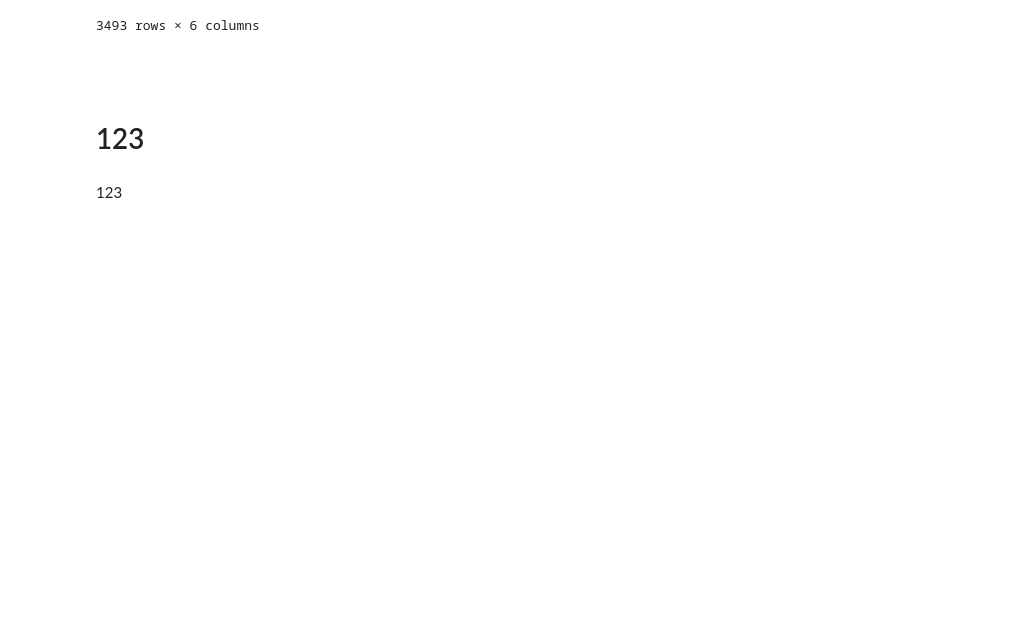
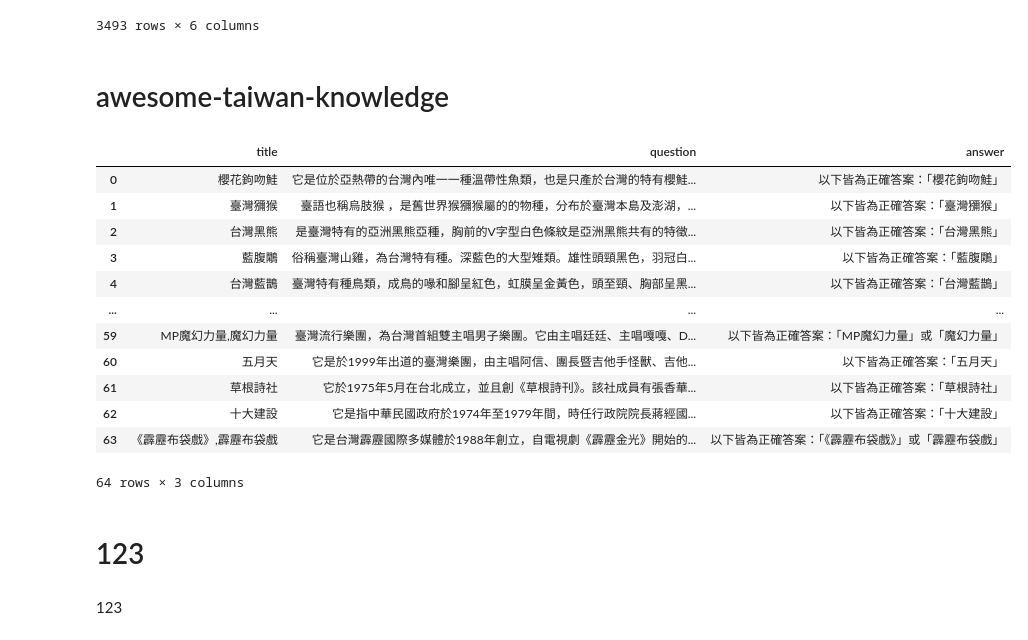
Before and after one commit to joeyliang1024/BenchWeaver, a Jupyter notebook: scripts/add_benchmark.ipynb, the cells around one changed output. Drawn from its saved outputs; the diff is of its cells as text; code cells hidden in the pictures; blank space fills up the shorter version.

Commit message:
Update awesome-taiwan-knowledge and fix trainslate template parse ref problem

```diff
--- a/scripts/add_benchmark.ipynb
+++ b/scripts/add_benchmark.ipynb
@@ -812,5 +812,41 @@ test_df
 train_df.to_csv("/home/joeyliang/BenchWeaver/evaluation_data/drcd/data/dev/all_dev.csv", index=False)
 dev_df.to_csv("/home/joeyliang/BenchWeaver/evaluation_data/drcd/data/val/all_val.csv", index=False)
 test_df.to_csv("/home/joeyliang/BenchWeaver/evaluation_data/drcd/data/test/all_test.csv", index=False)
-# %% [markdown]
-#
+# %% [markdown]
+# awesome-taiwan-knowledge
+# %%
+import json
+from typing import Any
+import pandas as pd
+def load_json(file_path:str) -> Any:
+    with open(file_path, "r") as f:
+        data = json.load(f)
+    return data
+
+data = load_json("/home/joeyliang/BenchWeaver/evaluation_data/awesome-taiwan-knowledge/TTQA_1.0.0_tw_llama_v1.0.json")
+data_record = {
+    "title": [],
+    "question": [],
+    "answer": [],
+}
+for data_dict in data:
+    data_record['title'].append(data_dict['answer'])
+    data_record['question'].append(data_dict['examples'])
+    data_record['answer'].append("以下皆為正確答案：" + "或".join([f"「{ans}」" for ans in data_dict['correct_answers']]))
+
+df = pd.DataFrame(data_record)
+df
+# %% [output]
+|  | title | question | answer |
+| 0 | 櫻花鉤吻鮭 | 它是位於亞熱帶的台灣內唯一一種溫帶性魚類，也是只產於台灣的特有櫻鮭... | 以下皆為正確答案：「櫻花鉤吻鮭」 |
+| 1 | 臺灣獼猴 | 臺語也稱烏肢猴 ，是舊世界猴獼猴屬的的物種，分布於臺灣本島及澎湖，... | 以下皆為正確答案：「臺灣獼猴」 |
+| 2 | 台灣黑熊 | 是臺灣特有的亞洲黑熊亞種，胸前的V字型白色條紋是亞洲黑熊共有的特徵... | 以下皆為正確答案：「台灣黑熊」 |
+| 3 | 藍腹鷴 | 俗稱臺灣山雞，為台灣特有種。深藍色的大型雉類。雄性頭頸黑色，羽冠白... | 以下皆為正確答案：「藍腹鷴」 |
+| 4 | 台灣藍鵲 | 臺灣特有種鳥類，成鳥的喙和腳呈紅色，虹膜呈金黃色，頭至頸、胸部呈黑... | 以下皆為正確答案：「台灣藍鵲」 |
+| ... | ... | ... | ... |
+| 59 | MP魔幻力量,魔幻力量 | 臺灣流行樂團，為台灣首組雙主唱男子樂團。它由主唱廷廷、主唱嘎嘎、D... | 以下皆為正確答案：「MP魔幻力量」或「魔幻力量」 |
+| 60 | 五月天 | 它是於1999年出道的臺灣樂團，由主唱阿信、團長暨吉他手怪獸、吉他... | 以下皆為正確答案：「五月天」 |
+| 61 | 草根詩社 | 它於1975年5月在台北成立，並且創《草根詩刊》。該社成員有張香華... | 以下皆為正確答案：「草根詩社」 |
+| 62 | 十大建設 | 它是指中華民國政府於1974年至1979年間，時任行政院院長蔣經國... | 以下皆為正確答案：「十大建設」 |
+| 63 | 《霹靂布袋戲》,霹靂布袋戲 | 它是台灣霹靂國際多媒體於1988年創立，自電視劇《霹靂金光》開始的... | 以下皆為正確答案：「《霹靂布袋戲》」或「霹靂布袋戲」 |
+64 rows × 3 columns
```
Also changed, not shown: parts of 1 cell of this notebook, 23 other files.
